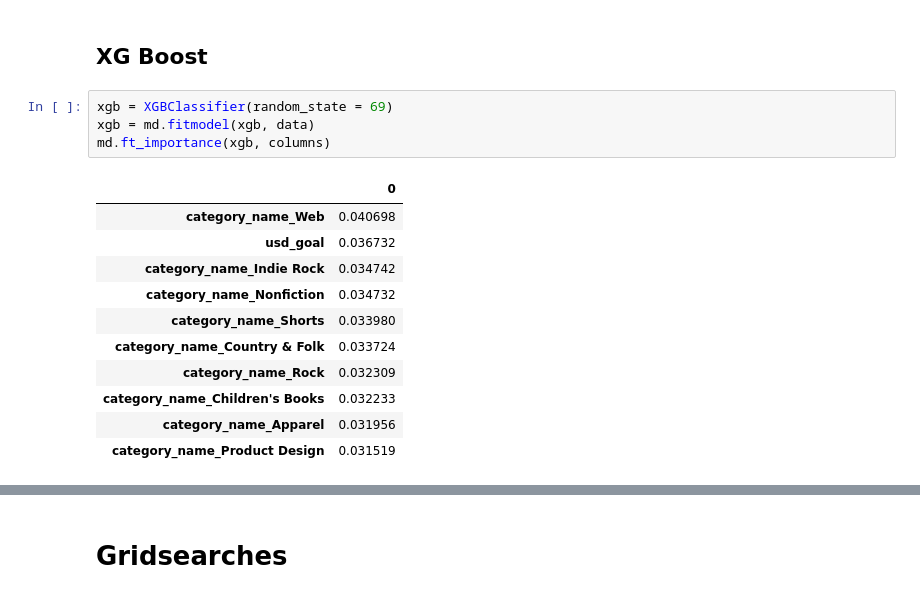
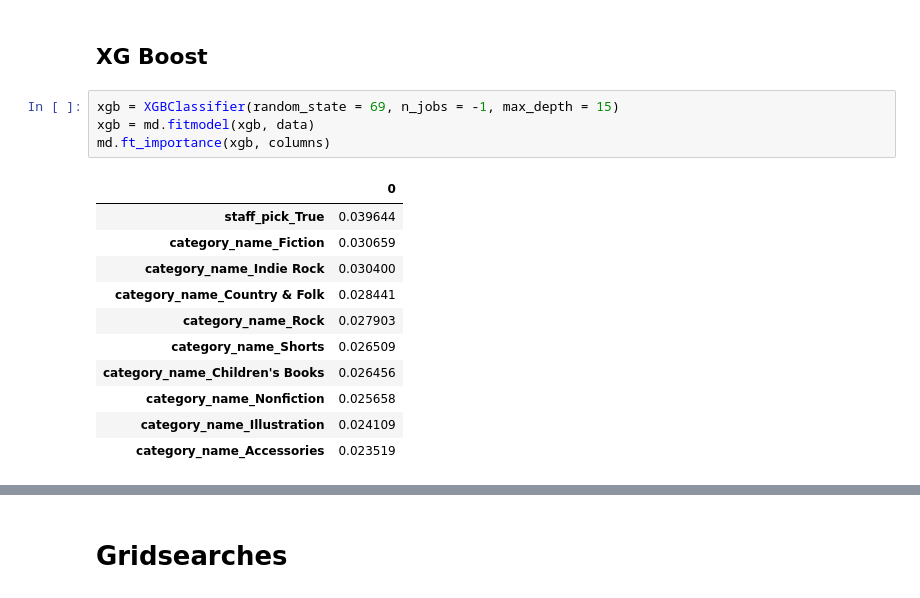
Before and after one commit to griffinhundley/kickstarter_success, a Jupyter notebook: notebooks/griff.ipynb, the cells around one changed output, grey strips where cells are left out. Drawn from its saved outputs; the diff is of its cells as text.

```diff
--- a/notebooks/griff.ipynb
+++ b/notebooks/griff.ipynb
@@ -365,18 +365,18 @@ RandomForestClassifier(bootstrap=True, class_weight='balanced',
 # %% [markdown]
 ## XG Boost
 # %%
-xgb = XGBClassifier(random_state = 69)
+xgb = XGBClassifier(random_state = 69, n_jobs = -1, max_depth = 15)
 xgb = md.fitmodel(xgb, data)
 md.ft_importance(xgb, columns)
 # %% [output]
 |  | 0 |
-| category_name_Web | 0.040698 |
-| usd_goal | 0.036732 |
-| category_name_Indie Rock | 0.034742 |
-| category_name_Nonfiction | 0.034732 |
-| category_name_Shorts | 0.033980 |
-| category_name_Country & Folk | 0.033724 |
-| category_name_Rock | 0.032309 |
-| category_name_Children's Books | 0.032233 |
-| category_name_Apparel | 0.031956 |
-| category_name_Product Design | 0.031519 |
+| staff_pick_True | 0.039644 |
+| category_name_Fiction | 0.030659 |
+| category_name_Indie Rock | 0.030400 |
+| category_name_Country & Folk | 0.028441 |
+| category_name_Rock | 0.027903 |
+| category_name_Shorts | 0.026509 |
+| category_name_Children's Books | 0.026456 |
+| category_name_Nonfiction | 0.025658 |
+| category_name_Illustration | 0.024109 |
+| category_name_Accessories | 0.023519 |
```
Also changed, not shown: parts of 7 cells of this notebook.
